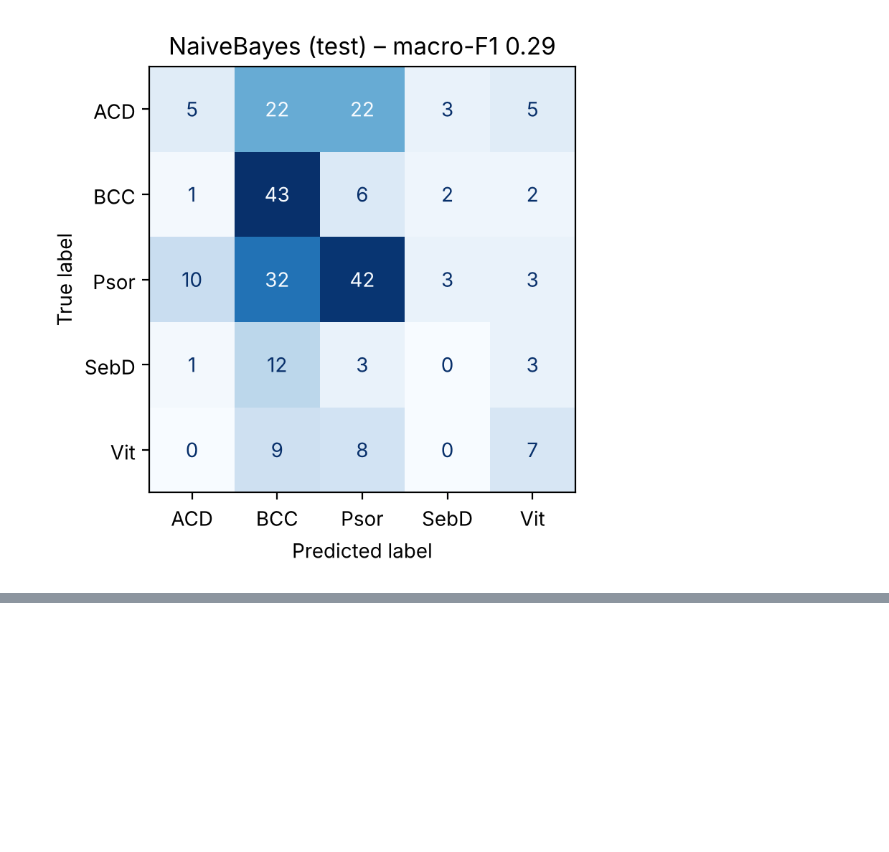
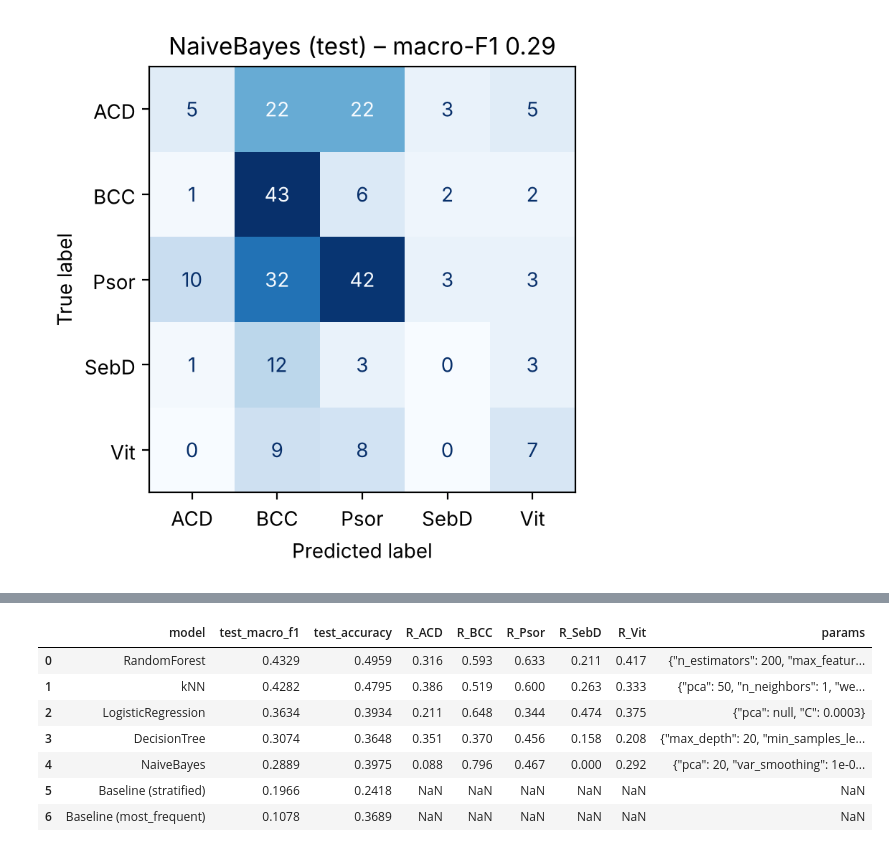
Before and after one commit to Cyrix7/f21dl-2026-27-UG-group-15, a Jupyter notebook: notebooks/R3_knn_nb_logreg.ipynb, the cells around one changed output, grey strips where cells are left out. Saved outputs shown, nothing was run; the diff lists cells and outputs as text; code cells hidden in the pictures; blank space fills up the shorter version.

```diff
--- a/notebooks/R3_knn_nb_logreg.ipynb
+++ b/notebooks/R3_knn_nb_logreg.ipynb
@@ -255,0 +347,22 @@ allergic contact dermatitis      0.294     0.088     0.135        57
+# %%
+# combine the saved test scores of all 5 models into one table
+order = ["DecisionTree", "RandomForest", "kNN", "NaiveBayes", "LogisticRegression"]
+rows = []
+for m in order:
+    f = RESULTS_DIR / f"test_{m}.csv"
+    if f.exists(): rows.append(pd.read_csv(f).iloc[0].to_dict())
+    else: print(f"(missing {f} – run the Decision Tree / Random Forest notebook first)")
+table = pd.concat([pd.DataFrame(rows), pd.DataFrame(base_rows)], ignore_index=True)
+cols = ["model", "test_macro_f1", "test_accuracy"] + [f"R_{c}" for c in SHORT] + ["params"]
+table = table[[c for c in cols if c in table]].sort_values("test_macro_f1", ascending=False).reset_index(drop=True)
+table.to_csv(RESULTS_DIR / "R3_comparison_table.csv", index=False)
+table
+# %% [output]
+|  | model | test_macro_f1 | test_accuracy | R_ACD | R_BCC | R_Psor | R_SebD | R_Vit | params |
+| 0 | RandomForest | 0.4329 | 0.4959 | 0.316 | 0.593 | 0.633 | 0.211 | 0.417 | {"n_estimators": 200, "max_featur... |
+| 1 | kNN | 0.4282 | 0.4795 | 0.386 | 0.519 | 0.600 | 0.263 | 0.333 | {"pca": 50, "n_neighbors": 1, "we... |
+| 2 | LogisticRegression | 0.3634 | 0.3934 | 0.211 | 0.648 | 0.344 | 0.474 | 0.375 | {"pca": null, "C": 0.0003} |
+| 3 | DecisionTree | 0.3074 | 0.3648 | 0.351 | 0.370 | 0.456 | 0.158 | 0.208 | {"max_depth": 20, "min_samples_le... |
+| 4 | NaiveBayes | 0.2889 | 0.3975 | 0.088 | 0.796 | 0.467 | 0.000 | 0.292 | {"pca": 20, "var_smoothing": 1e-0... |
+| 5 | Baseline (stratified) | 0.1966 | 0.2418 | NaN | NaN | NaN | NaN | NaN | NaN |
+| 6 | Baseline (most_frequent) | 0.1078 | 0.3689 | NaN | NaN | NaN | NaN | NaN | NaN |
```
Also changed, not shown: parts of 12 cells of this notebook.
